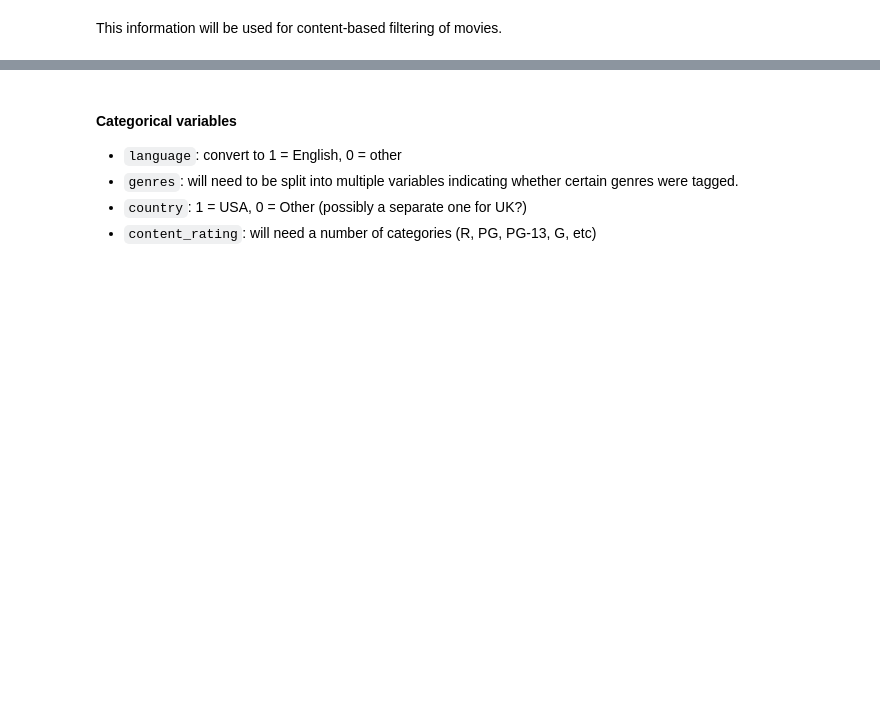
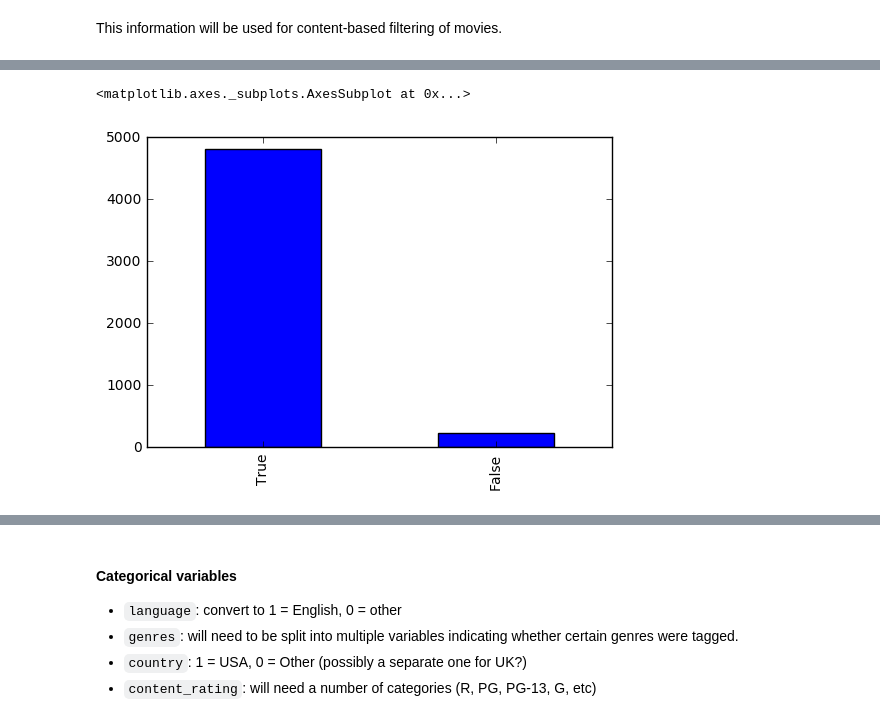
Before and after one commit to anoopctkm/machine-learning, a Jupyter notebook: projects/capstone/notebook.ipynb, the cells around one changed output, grey strips where cells are left out. Drawn from its saved outputs; the diff is of its cells as text; code cells hidden in the pictures; blank space fills up the shorter version.

```diff
--- a/projects/capstone/notebook.ipynb
+++ b/projects/capstone/notebook.ipynb
@@ -96,0 +103,5 @@ This information will be used for content-based filtering of movies.
+# %%
+imdb['color'].value_counts().plot(kind="bar")
+# %% [output]
+<matplotlib.axes._subplots.AxesSubplot at 0x...>
+[figure, added]
```
Also changed, not shown: parts of 9 cells of this notebook, 1 other file.
